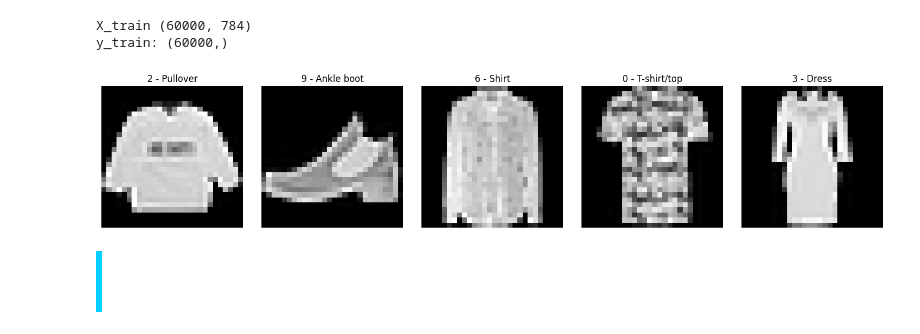
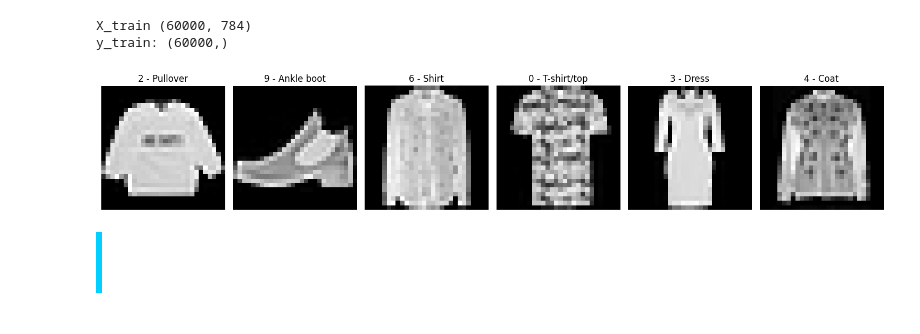
Before and after one commit to mariaeco/DeepLearning_PDI, a Jupyter notebook: DeepLearning/Q4.ipynb, the cells around one changed output. Cells and saved outputs as stored; diff of their text form; code cells hidden in the pictures.

```diff
--- a/DeepLearning/Q4.ipynb
+++ b/DeepLearning/Q4.ipynb
@@ -82,28 +82,28 @@ y_train: (60000,)
 # %%
 import matplotlib.pyplot as plt
 
 # Lista de classes do Fashion-MNIST
 classes = [
     "T-shirt/top", "Trouser", "Pullover", "Dress", "Coat",
     "Sandal", "Shirt", "Sneaker", "Bag", "Ankle boot"
 ]
 
 # Plota 5 imagens do conjunto de treino
-num_imagens = 5
+num_imagens = 6
 fig, axes = plt.subplots(1, num_imagens, figsize=(15, 3))
 
 for i in range(num_imagens):
     imagem = train_set.iloc[i, 1:].values.reshape(28, 28)
     label = int(train_set.iloc[i, 0])
 
     axes[i].imshow(imagem, cmap="gray")
     axes[i].set_title(f"{label} - {classes[label]}")
     axes[i].axis("off")
 
 plt.tight_layout()
 plt.show()
 # %% [output]
-[figure, old version]
+[figure, new version]
 # %% [markdown]
 <div style="border-left: 6px solid #00cfff;
 background: linear-gradient(90deg, #0f2027, #203a43);
```
Also changed, not shown: parts of 11 cells of this notebook, 7 other files.
